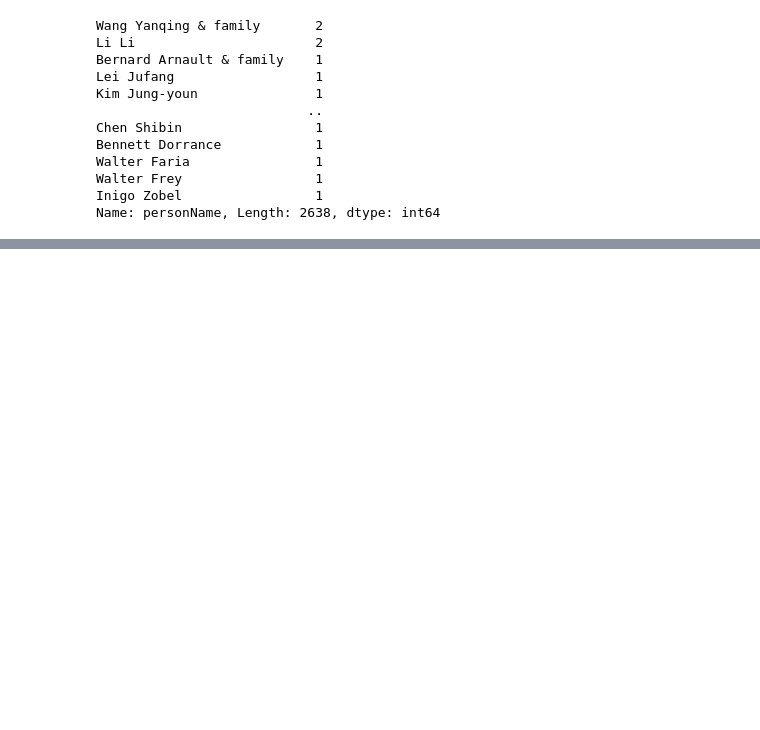
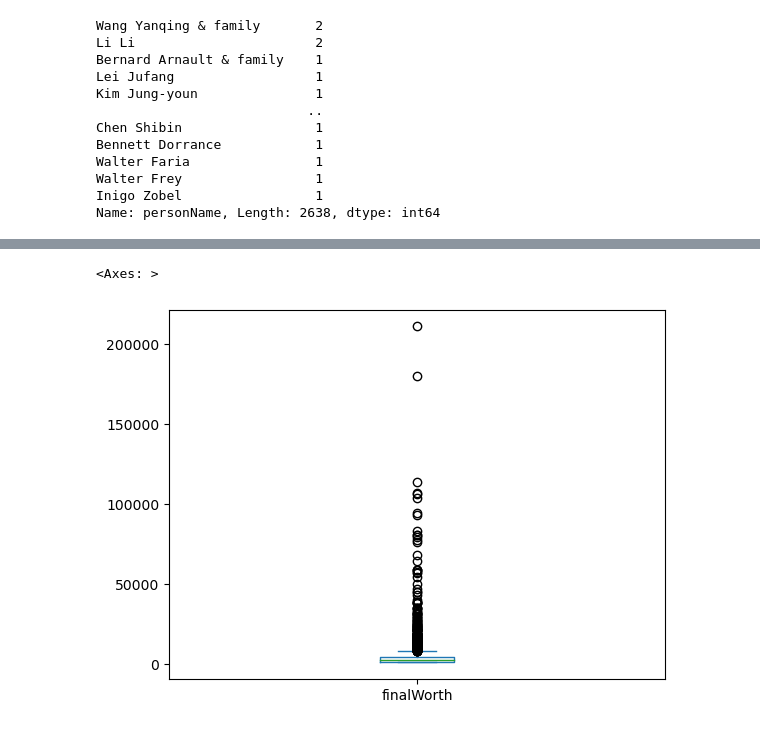
Before and after one commit to digiart-aamir/top_billionares, a Jupyter notebook: Billionaires Statistics Dataset (2023).ipynb, the cells around one changed output, grey strips where cells are left out. Saved outputs shown, nothing was run; the diff lists cells and outputs as text; code cells hidden in the pictures; blank space fills up the shorter version.

```diff
--- a/Billionaires Statistics Dataset (2023).ipynb
+++ b/Billionaires Statistics Dataset (2023).ipynb
@@ -197,0 +402,5 @@ Name: country, Length: 78, dtype: int64
+# %%
+df['finalWorth'].plot(kind='box')
+# %% [output]
+<Axes: >
+[figure, added]
```
Also changed, not shown: parts of 27 cells of this notebook, 6 other files.
